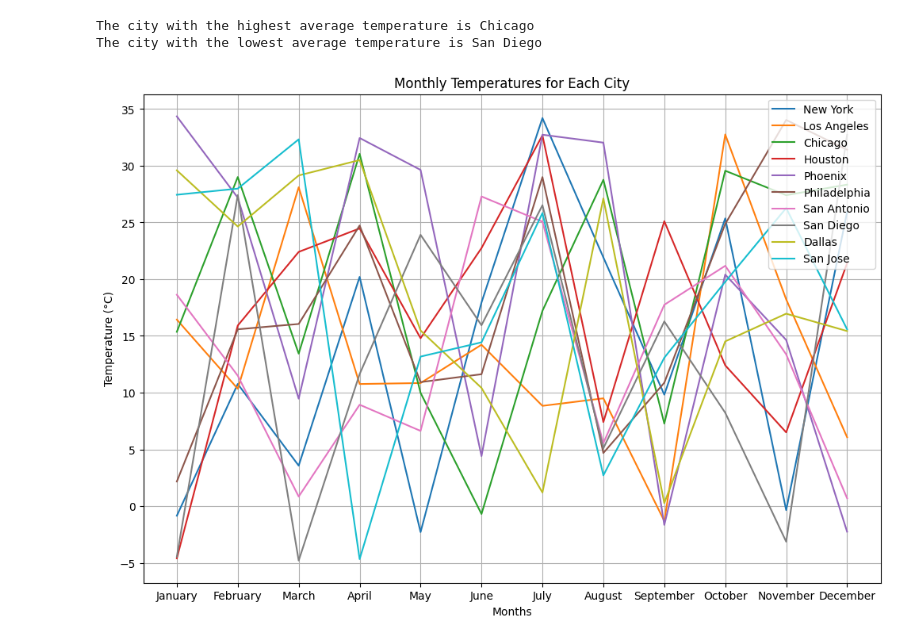
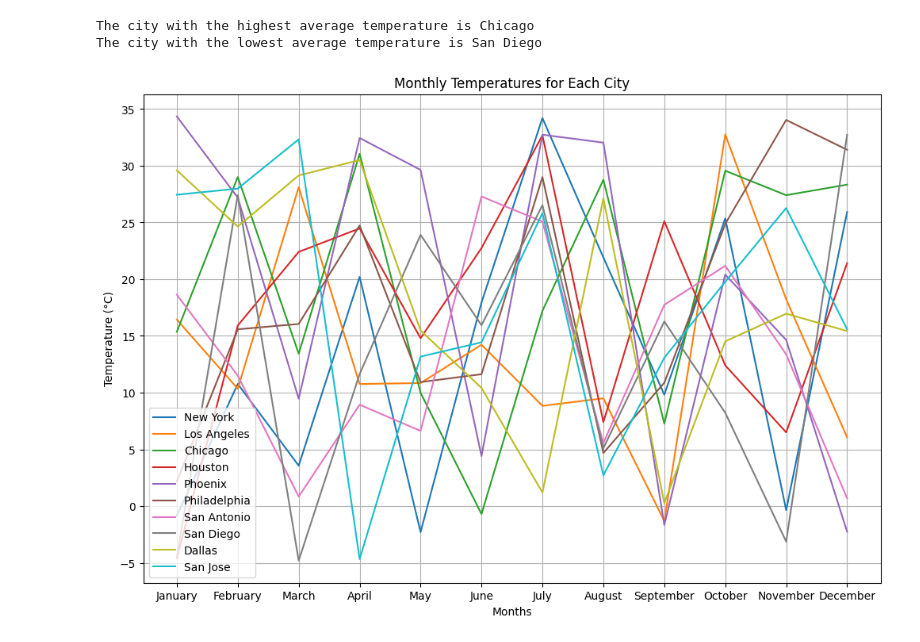
Before and after one commit to Johnstake1/DI-Bootcamp, a Jupyter notebook: Week6/Day1/daily_challenge.ipynb, the cells around one changed output. Saved outputs shown, nothing was run; the diff lists cells and outputs as text; code cells hidden in the pictures.

```diff
--- a/Week6/Day1/daily_challenge.ipynb
+++ b/Week6/Day1/daily_challenge.ipynb
@@ -40,14 +40,14 @@ The city with the lowest average temperature is San Diego
 # %%
 # Plot the temperatures for each city across the months
 plt.figure(figsize=(12, 8))
 for city in cities:
-    plt.plot(months, df.loc[city], label=city)
+    plt.plot(months, df.loc[city], label=city) #it will loop through each city and plot the temperature for the respective month
 
 plt.xlabel('Months')
 plt.ylabel('Temperature (°C)')
 plt.title('Monthly Temperatures for Each City')
-plt.legend(loc='upper right')
+plt.legend(loc='lower left')
 plt.grid(True)
 plt.show()
 # %% [output]
-[figure, old version]
+[figure, new version]
```
